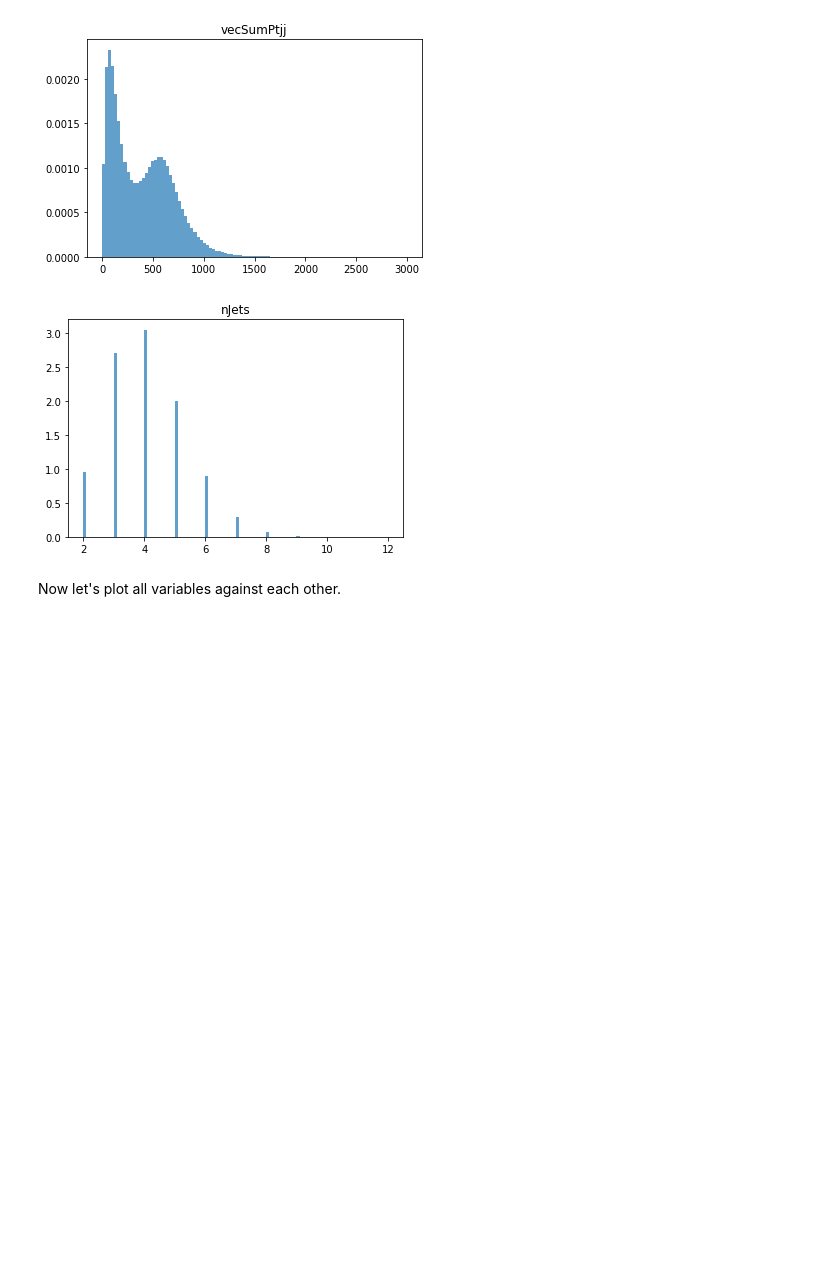
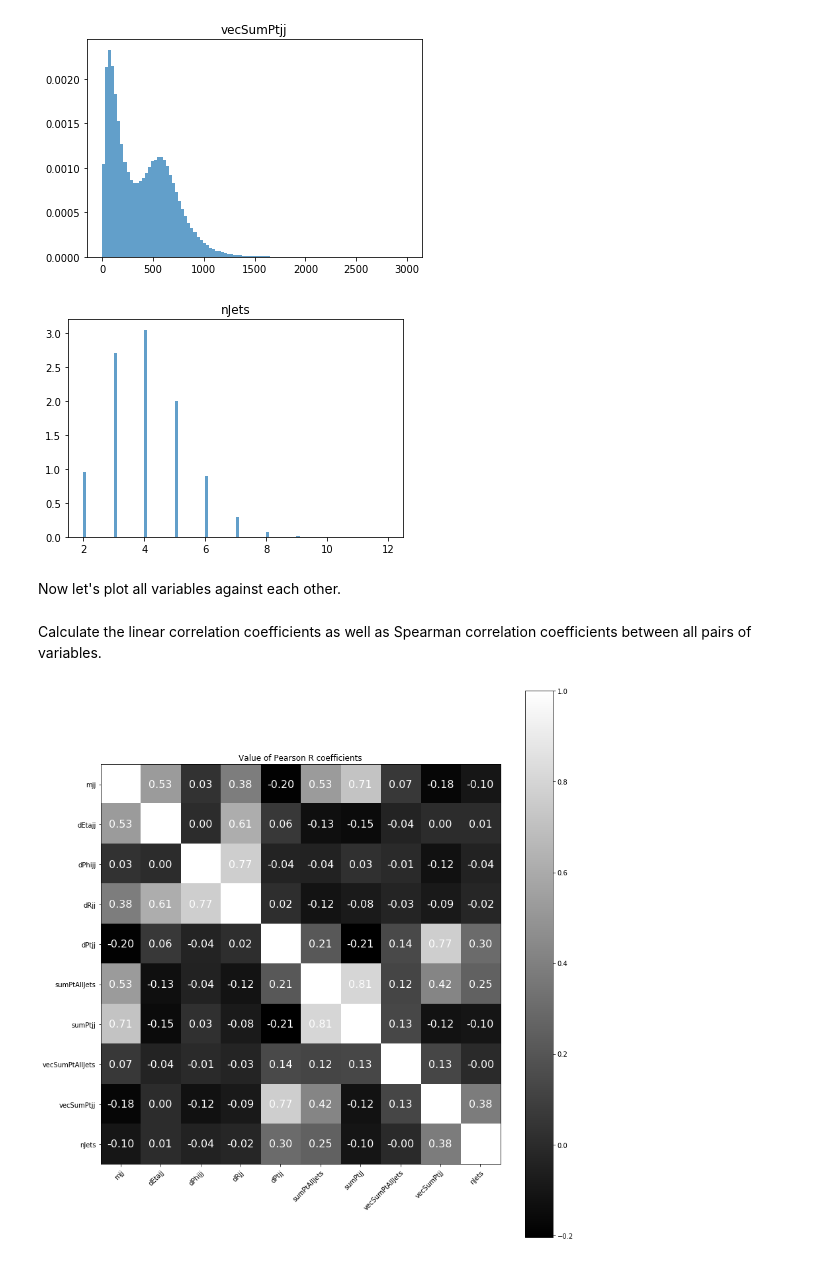
Before and after one commit to ezeeEric/LHCOlymp, a Jupyter notebook: notebooks/EDA-BlackBox.ipynb, the cells around one changed output. Cells and saved outputs as stored; diff of their text form; code cells hidden in the pictures; blank space fills up the shorter version.

Commit message:
Added plots of correlation coefficient to help identify auxilliary variables.

```diff
--- a/notebooks/EDA-BlackBox.ipynb
+++ b/notebooks/EDA-BlackBox.ipynb
@@ -67,3 +54,5 @@ ax[0, 0].legend(fontsize=16)
 fig.tight_layout()
 fig.subplots_adjust(top=0.95)
 plt.savefig("eda.png")
+# %% [markdown]
+Calculate the linear correlation coefficients as well as Spearman correlation coefficients between all pairs of variables.
@@ -69,0 +61,33 @@ plt.savefig("eda.png")
+# %%
+num_features = kin_end - kin_start
+kinematic_labels = df.columns[kin_start:kin_end]
+# %%
+pearsonr_matrix = np.corrcoef(kinematic_data_array, rowvar=False)
+
+fig, ax = plt.subplots(figsize=(12, 12))
+im = ax.imshow(pearsonr_matrix, cmap='gray')
+fig.colorbar(im, ax=ax)
+
+# We want to show all ticks...
+ax.set_xticks(np.arange(len(kinematic_labels)))
+ax.set_yticks(np.arange(len(kinematic_labels)))
+# ... and label them with the respective list entries
+ax.set_xticklabels(kinematic_labels)
+ax.set_yticklabels(kinematic_labels)
+
+# Rotate the tick labels and set their alignment.
+plt.setp(ax.get_xticklabels(), rotation=45, ha="right",
+         rotation_mode="anchor")
+
+# Loop over data dimensions and create text annotations.
+for i in range(len(kinematic_labels)):
+    for j in range(len(kinematic_labels)):
+        text = ax.text(j, i, f"{pearsonr_matrix[i, j]:.2f}",
+                       ha="center", va="center", color="w", fontsize=16)
+
+ax.set_title("Value of Pearson R coefficients")
+#fig.colorbar(ax.pcolor(pearsonr_matrix))
+fig.tight_layout()
+plt.show()
+# %% [output]
+[figure, added]
```
Also changed, not shown: parts of 4 cells of this notebook.
